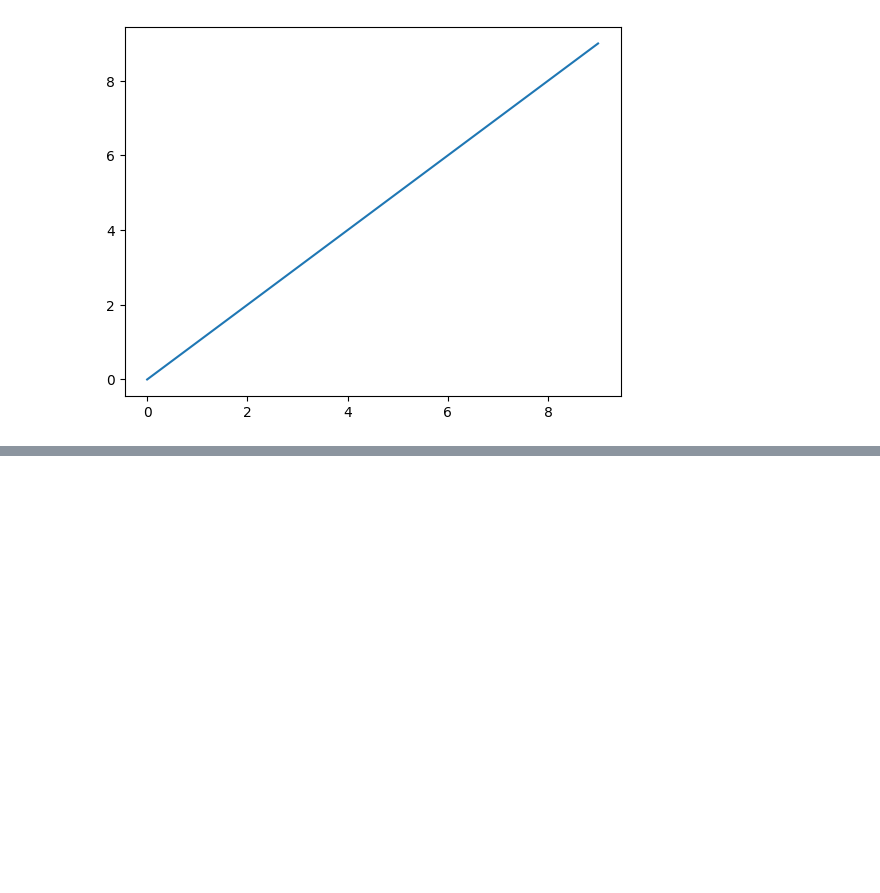
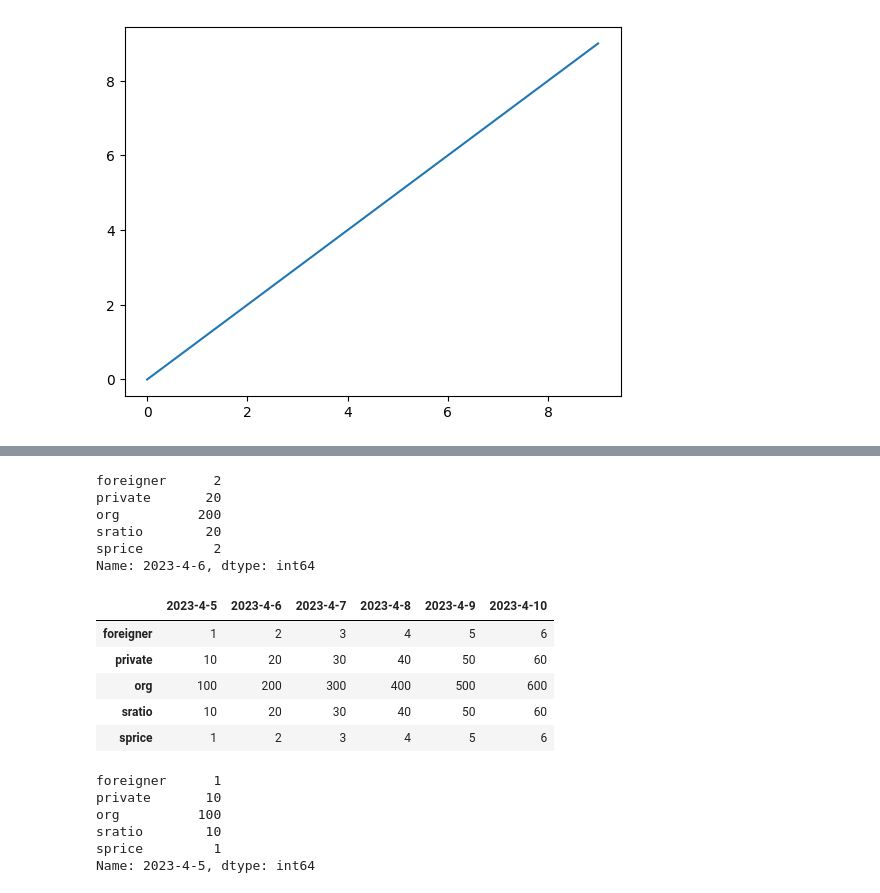
Before and after one commit to helloTestAcc/tPython, a Jupyter notebook: DemoPandas.ipynb, the cells around one changed output, grey strips where cells are left out. Cells and saved outputs as stored; diff of their text form; code cells hidden in the pictures; blank space fills up the shorter version.

```diff
--- a/DemoPandas.ipynb
+++ b/DemoPandas.ipynb
@@ -13,0 +85,29 @@ Populating the interactive namespace from numpy and matplotlib
+# %%
+#행을 기준 슬라이싱(location)
+frame2.loc["2023-4-6"]
+# %% [output]
+foreigner      2
+private       20
+org          200
+sratio        20
+sprice         2
+Name: 2023-4-6, dtype: int64
+# %%
+#멱등함수(피보팅)
+frame2.T
+# %% [output]
+|  | 2023-4-5 | 2023-4-6 | 2023-4-7 | 2023-4-8 | 2023-4-9 | 2023-4-10 |
+| foreigner | 1 | 2 | 3 | 4 | 5 | 6 |
+| private | 10 | 20 | 30 | 40 | 50 | 60 |
+| org | 100 | 200 | 300 | 400 | 500 | 600 |
+| sratio | 10 | 20 | 30 | 40 | 50 | 60 |
+| sprice | 1 | 2 | 3 | 4 | 5 | 6 |
+# %%
+frame2.loc["2023-4-5"]
+# %% [output]
+foreigner      1
+private       10
+org          100
+sratio        10
+sprice         1
+Name: 2023-4-5, dtype: int64
```
Also changed, not shown: parts of 12 cells of this notebook, 9 other files.
